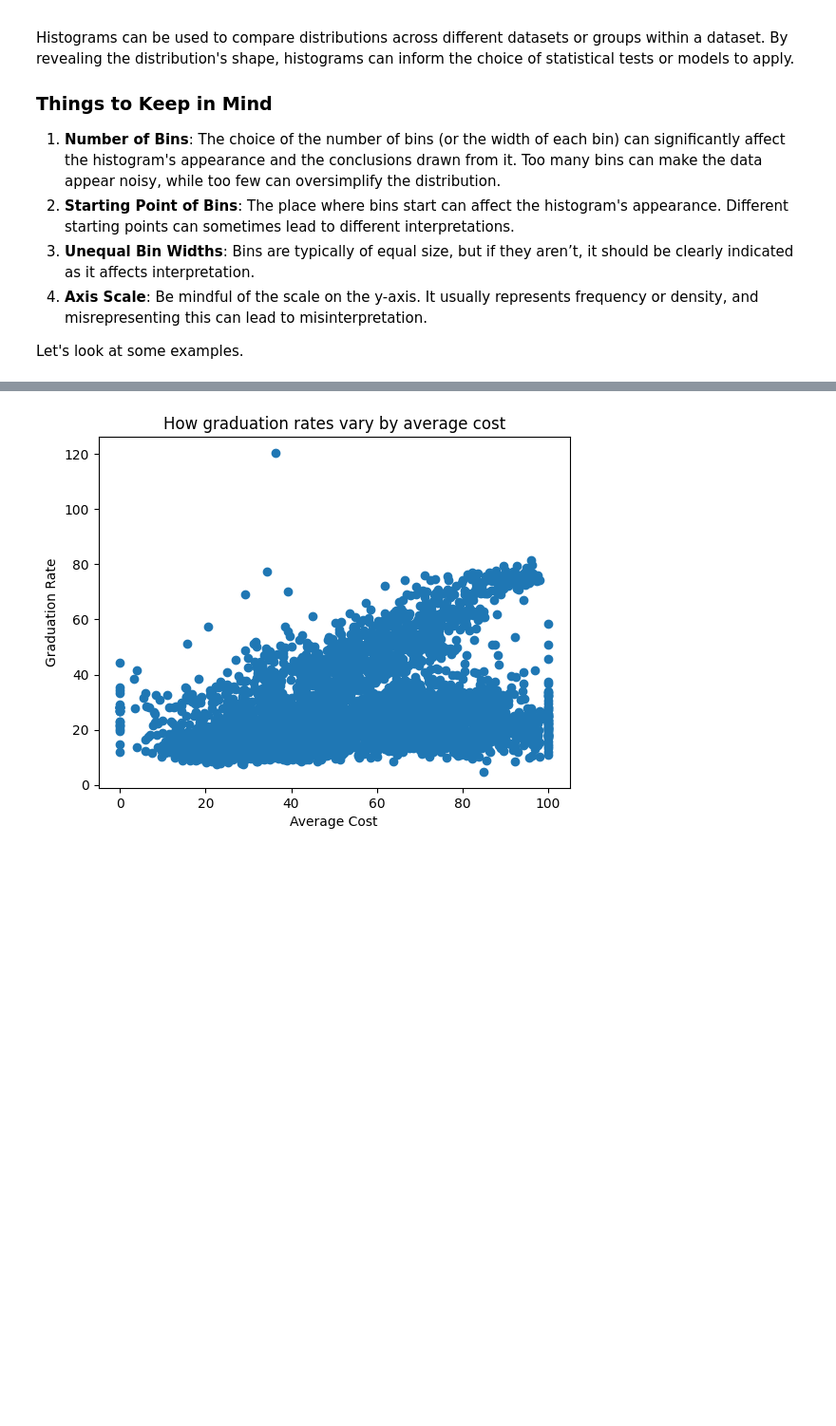
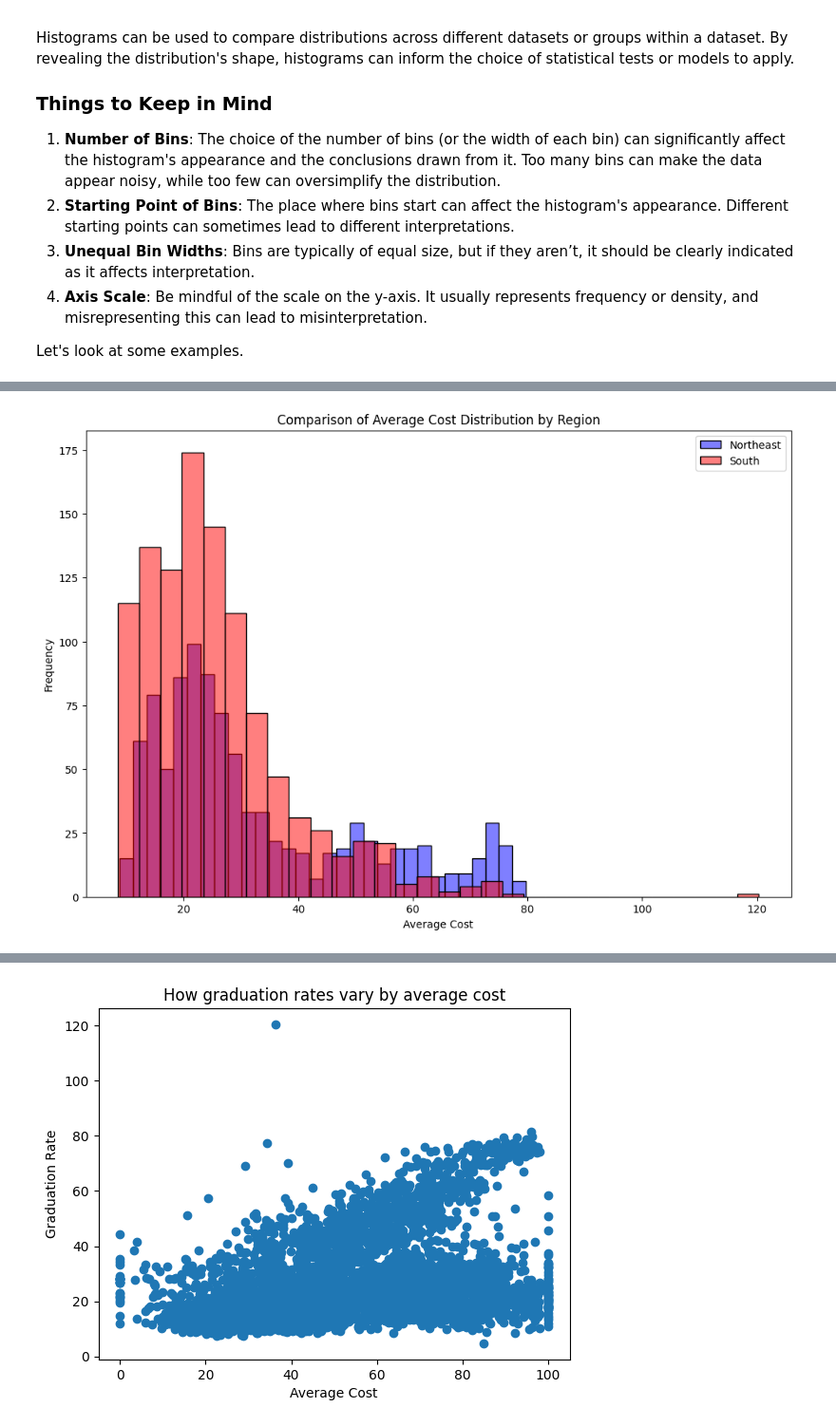
Before and after one commit to kristinporter/DSC201_602, a Jupyter notebook: Python-Notebook3.ipynb, the cells around one changed output, grey strips where cells are left out. Shown at 95% size. Cells and saved outputs as stored; diff of their text form; code cells hidden in the pictures; blank space fills up the shorter version.

```diff
--- a/Python-Notebook3.ipynb
+++ b/Python-Notebook3.ipynb
@@ -175,3 +179,32 @@ plt.show()
+# %%
+# Filter the DataFrame for the two regions
+northeast_data = collegesDat[collegesDat['region'] == 'Northeast']['avg_cost']
+south_data = collegesDat[collegesDat['region'] == 'South']['avg_cost']
+
+# Create a new figure for the histograms
+plt.figure(figsize=(12, 8))
+
+# Plot the histogram for the Northeast region
+# Set the color to blue and add a label for the legend
+# alpha is the transparency of the bars (0 is transparent, 1 is opaque)
+sns.histplot(northeast_data, color='blue', label='Northeast', bins=30, alpha=0.5)
+
+# Plot the histogram for the South region
+# Set the color to red and add a label for the legend
+sns.histplot(south_data, color='red', label='South', bins=30, alpha=0.5)
+
+# Add title and labels
+plt.title('Comparison of Average Cost Distribution by Region')
+plt.xlabel('Average Cost')
+plt.ylabel('Frequency')
+
+# Add a legend to distinguish between the two regions
+plt.legend()
+
+# Show the plot
+plt.show()
+# %% [output]
+[figure, added]
 # %% [markdown]
 ### Explanation of Scatter Plots
 
```
Also changed, not shown: parts of 26 cells of this notebook.
